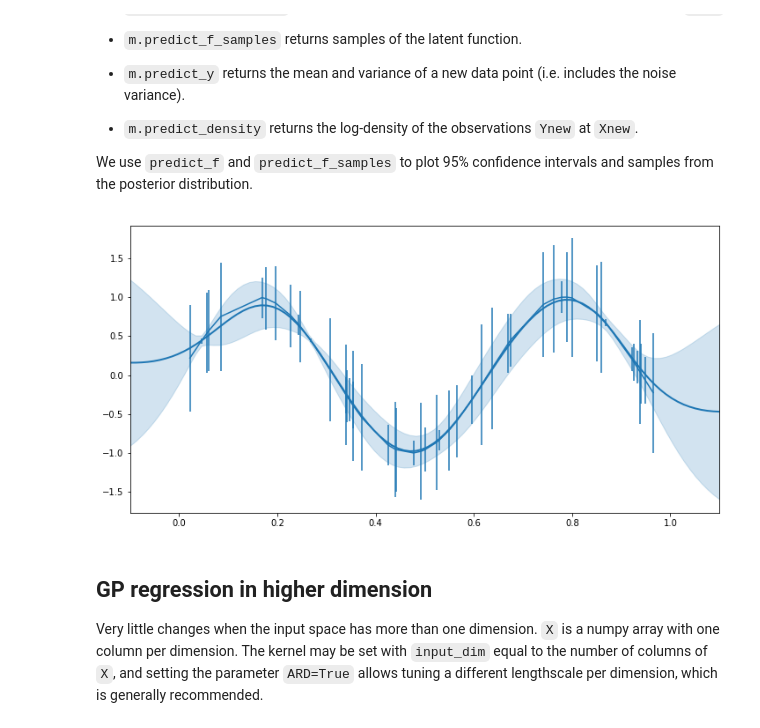
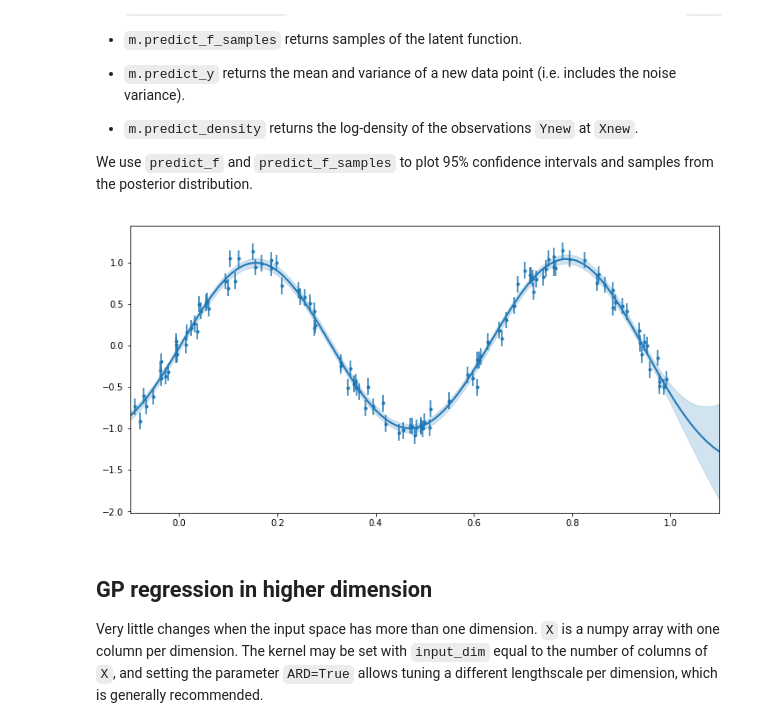
Before and after one commit to hsilver/gpr_examples, a Jupyter notebook: gpflow_regression_intro.ipynb, the cells around one changed output. Saved outputs shown, nothing was run; the diff lists cells and outputs as text; code cells hidden in the pictures.

```diff
--- a/gpflow_regression_intro.ipynb
+++ b/gpflow_regression_intro.ipynb
@@ -31,10 +32,14 @@ We denote by X and Y the input and output values. Note that `X` and `Y` must be
 # Y = data[:, 1].reshape(-1, 1)
 
 #HS: the workbook didn't come with the data file, so I made some random data
-X = np.sort(np.random.uniform(0,1,size=50))
-Y = np.sin(X*10) #+ np.exp(X/5)
+Xexact = np.linspace(-1,1,1000)
+Yexact = np.sin(Xexact*10)
+dYdXexact = np.cos(Xexact*10)
+X = np.sort(np.random.uniform(-1,1,size=200))
+Y = np.sin(X*10) + np.random.normal(0,0.1,len(X)) #+ np.exp(X/5)
 
 #HS: add a sigma noise term
-sigma_n_Y = 0.8*np.random.random(len(Y))
-plt.errorbar(X, Y,yerr=sigma_n_Y)
+sigma_n_Y = 0.1*np.ones(len(X))#abs(np.random.normal(0,0.1,len(X)))
+plt.errorbar(X, Y,yerr=sigma_n_Y,fmt='.')
+plt.plot(Xexact,Yexact,color='red')
 # %% [output]
@@ -53,8 +58,8 @@ Kernel
 
 Several kernels (i.e. covariance functions) are implemented in GPflow, and they can easily be combined to create new ones (see [advanced kernel notebook](../advanced/kernels.ipynb)). Implementing new covariance functions is also possible, as illustrated in the [kernel design notebook](../tailor/kernel_design.ipynb). Here, we will use a simple one:
 # %%
-k = gpflow.kernels.Matern52(input_dim=1)
-#k = gpflow.kernels.RBF(input_dim=1)
+#k = gpflow.kernels.Matern52(input_dim=1)
+k = gpflow.kernels.RBF(input_dim=1)
 # %% [markdown]
 The `input_dim` parameter is the dimension of the input space. It typically corresponds to the number of columns in `X`  (see the [advanced kernel notebook](../advanced/kernels.ipynb) for kernels defined on subspaces). A summary of the kernel can be obtained, either by `print(k)` (plain text) or
 # %%
@@ -159,26 +164,26 @@ We use `predict_f` and `predict_f_samples` to plot 95% confidence intervals and
 # %%
 ## generate test points for prediction
 xx = np.linspace(-0.1, 1.1, 100).reshape(100, 1)  # test points must be of shape (N, D)
 
 ## predict mean and variance of latent GP at test points
 mean, var = m.predict_f(xx)
 
 ## generate 10 samples from posterior
 #samples = m.predict_f_samples(xx, 10)  # shape (10, 100, 1)
 
 ## plot
 plt.figure(figsize=(12, 6))
-plt.errorbar(X, Y, yerr=sigma_n_Y)
+plt.errorbar(X, Y, yerr=sigma_n_Y, fmt='.')
 plt.plot(xx, mean, 'C0', lw=2)
 plt.fill_between(xx[:,0],
                  mean[:,0] - 1.96 * np.sqrt(var[:,0]),
                  mean[:,0] + 1.96 * np.sqrt(var[:,0]),
                  color='C0', alpha=0.2)
 
 #plt.plot(xx, samples[:, :, 0].T, 'C0', linewidth=.5)
 plt.xlim(-0.1, 1.1);
 # %% [output]
-[figure, old version]
+[figure, new version]
 # %% [markdown]
 GP regression in higher dimension
 --
```
Also changed, not shown: parts of 19 cells of this notebook.
